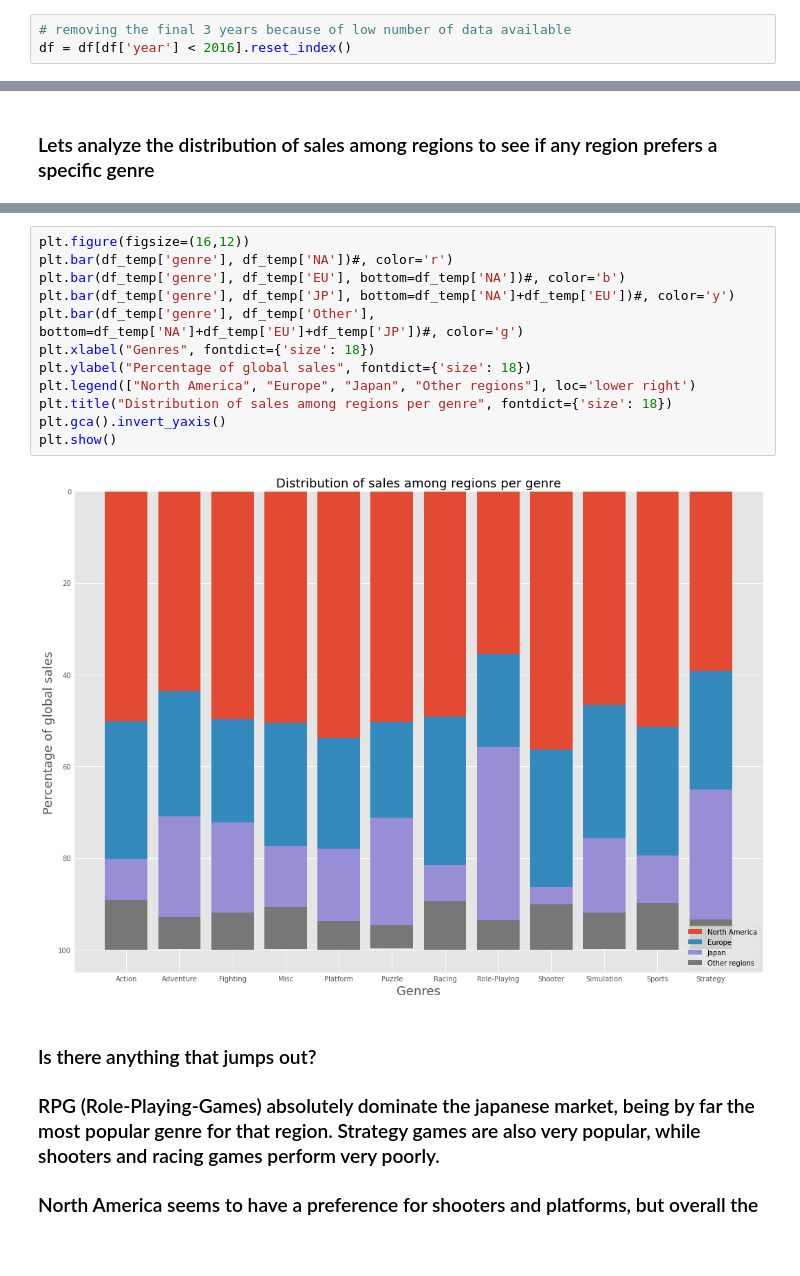
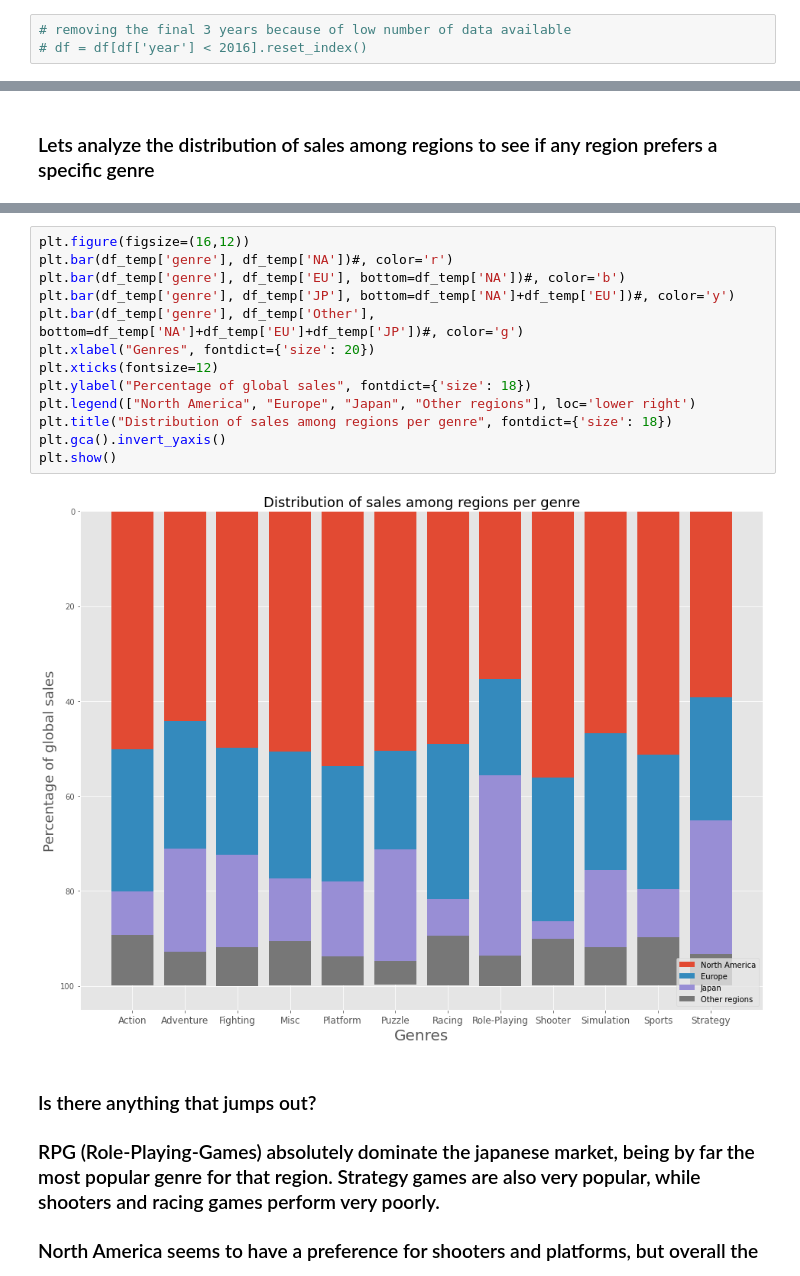
Before and after one commit to 3kleo/Video-Game-Sales-Analysis, a Jupyter notebook: notebook.ipynb, the cells around one changed output, grey strips where cells are left out. Drawn from its saved outputs; the diff is of its cells as text; blank space fills up the shorter version.

```diff
--- a/notebook.ipynb
+++ b/notebook.ipynb
@@ -98,7 +98,7 @@ Column global_sales has 0 empty values (0.00%)
 ### Number of empty values is very low.
 # %%
 # removing the final 3 years because of low number of data available
-df = df[df['year'] < 2016].reset_index()
+# df = df[df['year'] < 2016].reset_index()
 # %% [markdown]
 ### Lets start
 # %%
@@ -274,17 +275,18 @@ df_temp
 # %%
 plt.figure(figsize=(16,12))
 plt.bar(df_temp['genre'], df_temp['NA'])#, color='r')
 plt.bar(df_temp['genre'], df_temp['EU'], bottom=df_temp['NA'])#, color='b')
 plt.bar(df_temp['genre'], df_temp['JP'], bottom=df_temp['NA']+df_temp['EU'])#, color='y')
 plt.bar(df_temp['genre'], df_temp['Other'], bottom=df_temp['NA']+df_temp['EU']+df_temp['JP'])#, color='g')
-plt.xlabel("Genres", fontdict={'size': 18})
+plt.xlabel("Genres", fontdict={'size': 20})
+plt.xticks(fontsize=12)
 plt.ylabel("Percentage of global sales", fontdict={'size': 18})
 plt.legend(["North America", "Europe", "Japan", "Other regions"], loc='lower right')
 plt.title("Distribution of sales among regions per genre", fontdict={'size': 18})
 plt.gca().invert_yaxis()
 plt.show()
 # %% [output]
-[figure, old version]
+[figure, new version]
 # %% [markdown]
 ### Is there anything that jumps out?
 
```
Also changed, not shown: parts of 24 cells of this notebook.
